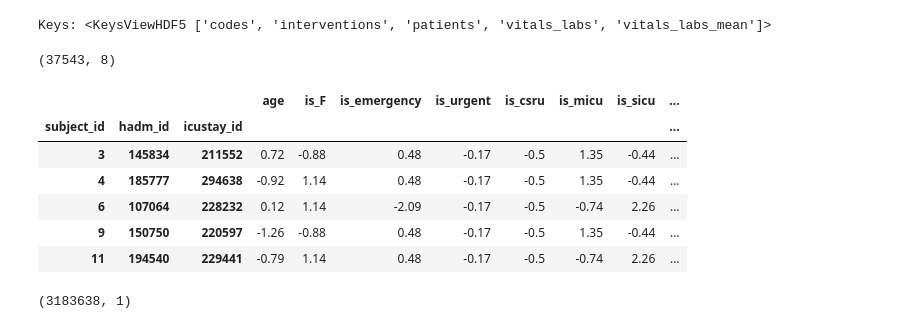
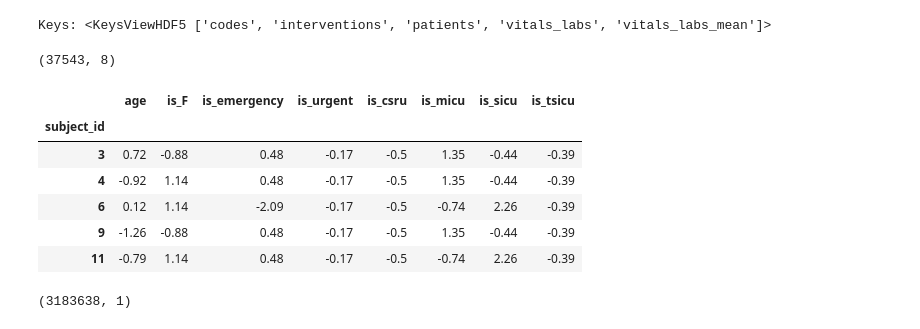
Before and after one commit to KevinArmbruster/optimal-summaries-public, a Jupyter notebook: preprocess_MIMIC_data.ipynb, the cells around one changed output. Saved outputs shown, nothing was run; the diff lists cells and outputs as text; code cells hidden in the pictures.

```diff
--- a/preprocess_MIMIC_data.ipynb
+++ b/preprocess_MIMIC_data.ipynb
@@ -27,39 +58,42 @@ patients = patients.join(one_hot)
 #display(patients.columns)
 
 # include only patients with 6h < los < 600h or same for los_icu, but los_icu is in days
 LOS_LOWER_THRESH = 6 #exclude if LOS is shorter than this many hours
 LOS_UPPER_THRESH = 600 #exclude if LOS is longer than this many hours
 patients["los"] = (patients["dischtime"] - patients["admittime"])
 patients = patients[((patients["los"] > timedelta(hours=LOS_LOWER_THRESH))  & (patients["los"] < timedelta(hours=LOS_UPPER_THRESH))) |
                     ((patients["los_icu"] * 24 > LOS_LOWER_THRESH)            & (patients["los_icu"] * 24 < LOS_UPPER_THRESH))]
 
 MIN_AGE_THRESH = 18
 patients = patients[patients["age"] > MIN_AGE_THRESH]
 
 #fix ages set to 300+ for anonymity purposes
 patients.loc[patients['age'] > 90, 'age'] = 90
 
 # ignore following dummies, common practice to exclude 1 dummy per category
 # gender_M
 # admission_type_ELECTIVE
 # first_careunit_CCU
 
 patients = patients[["age", "gender_F", "admission_type_EMERGENCY", "admission_type_URGENT", "first_careunit_CSRU", "first_careunit_MICU", "first_careunit_SICU", "first_careunit_TSICU"]]
 patients.columns = ['age', 'is_F', 'is_emergency', 'is_urgent', 'is_csru', 'is_micu', 'is_sicu', 'is_tsicu']
+patients.reset_index(inplace=True)
+patients.set_index(["subject_id"], inplace=True)
+patients.drop(columns=["hadm_id", "icustay_id"], inplace=True)
 
 # normalize
 patients = ( patients - patients.mean() ) / patients.std()
 
 print(patients.shape)
 display(patients.head())
 # %% [output]
 (37543, 8)
-|  |  |  | age | is_F | is_emergency | is_urgent | is_csru | is_micu | is_sicu | ... |
-| subject_id | hadm_id | icustay_id |  |  |  |  |  |  |  | ... |
-| 3 | 145834 | 211552 | 0.72 | -0.88 | 0.48 | -0.17 | -0.5 | 1.35 | -0.44 | ... |
-| 4 | 185777 | 294638 | -0.92 | 1.14 | 0.48 | -0.17 | -0.5 | 1.35 | -0.44 | ... |
-| 6 | 107064 | 228232 | 0.12 | 1.14 | -2.09 | -0.17 | -0.5 | -0.74 | 2.26 | ... |
-| 9 | 150750 | 220597 | -1.26 | -0.88 | 0.48 | -0.17 | -0.5 | 1.35 | -0.44 | ... |
-| 11 | 194540 | 229441 | -0.79 | 1.14 | 0.48 | -0.17 | -0.5 | -0.74 | 2.26 | ... |
+|  | age | is_F | is_emergency | is_urgent | is_csru | is_micu | is_sicu | is_tsicu |
+| subject_id |  |  |  |  |  |  |  |  |
+| 3 | 0.72 | -0.88 | 0.48 | -0.17 | -0.5 | 1.35 | -0.44 | -0.39 |
+| 4 | -0.92 | 1.14 | 0.48 | -0.17 | -0.5 | 1.35 | -0.44 | -0.39 |
+| 6 | 0.12 | 1.14 | -2.09 | -0.17 | -0.5 | -0.74 | 2.26 | -0.39 |
+| 9 | -1.26 | -0.88 | 0.48 | -0.17 | -0.5 | 1.35 | -0.44 | -0.39 |
+| 11 | -0.79 | 1.14 | 0.48 | -0.17 | -0.5 | -0.74 | 2.26 | -0.39 |
 # %%
 interventions = pd.read_hdf(filename, key="interventions")
```
Also changed, not shown: parts of 11 cells of this notebook, 3 other files.
